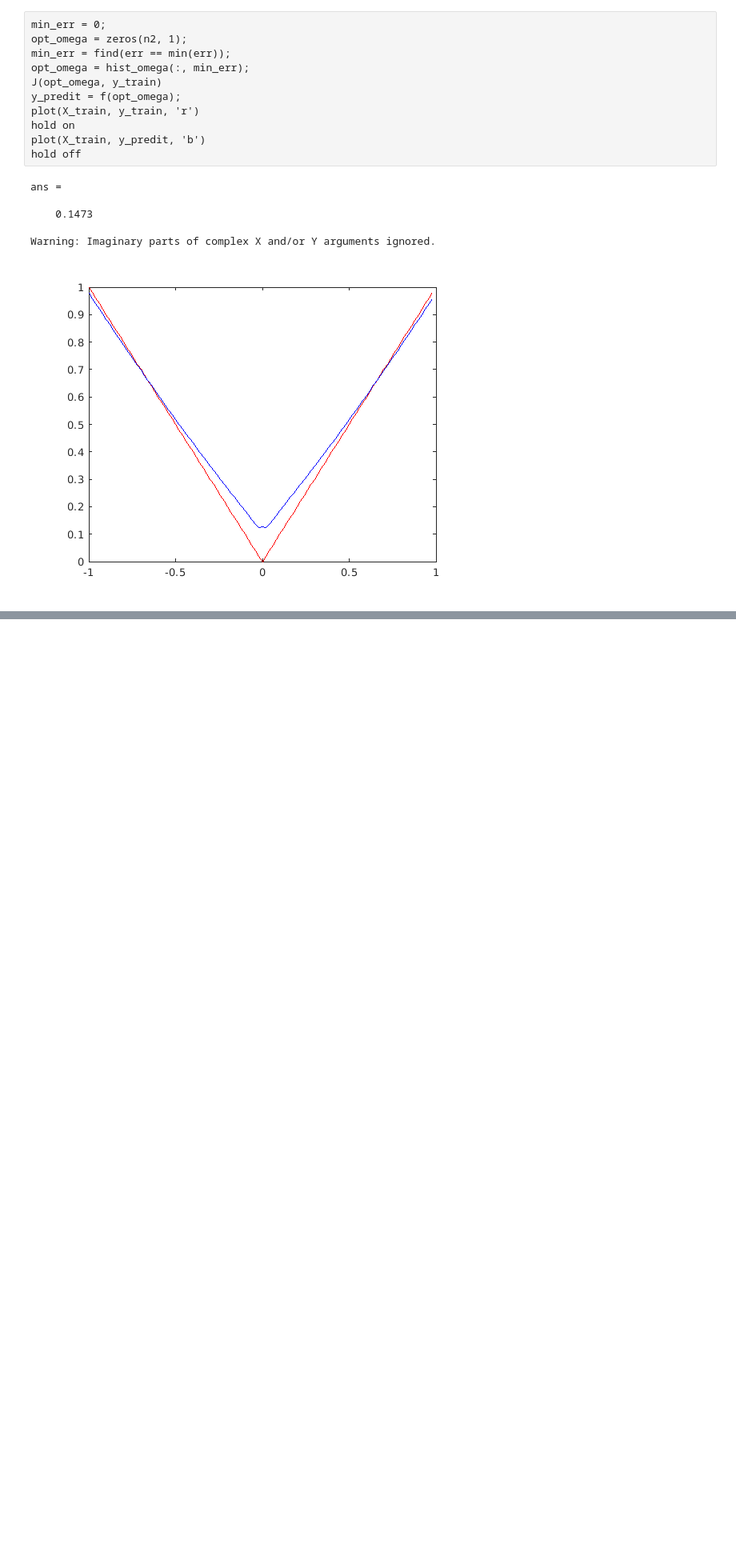
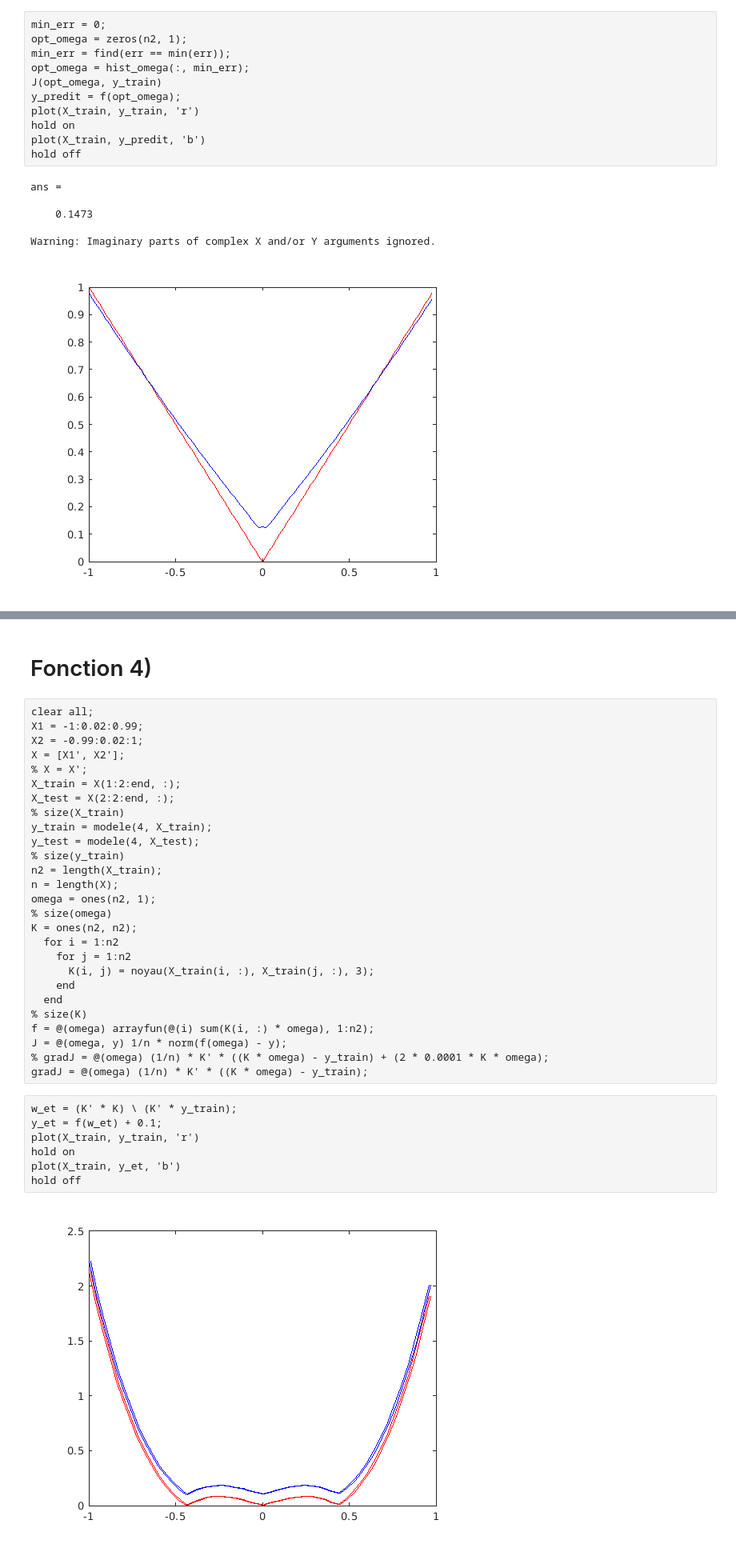
Before and after one commit to akram-elgh/Master-AIDC, a Jupyter notebook: ML/TP2/TP2.ipynb, the cells around one changed output, grey strips where cells are left out. Shown: that part at 80% size. Saved outputs shown, nothing was run; the diff lists cells and outputs as text; blank space fills up the shorter version.

```diff
--- a/ML/TP2/TP2.ipynb
+++ b/ML/TP2/TP2.ipynb
@@ -297,0 +489,38 @@ Warning: Imaginary parts of complex X and/or Y arguments ignored.
+# %% [markdown]
+# Fonction 4)
+# %%
+clear all;
+X1 = -1:0.02:0.99;
+X2 = -0.99:0.02:1;
+X = [X1', X2'];
+% X = X';
+X_train = X(1:2:end, :);
+X_test = X(2:2:end, :);
+% size(X_train)
+y_train = modele(4, X_train);
+y_test = modele(4, X_test);
+% size(y_train)
+n2 = length(X_train);
+n = length(X);
+omega = ones(n2, 1);
+% size(omega)
+K = ones(n2, n2);
+  for i = 1:n2
+    for j = 1:n2
+      K(i, j) = noyau(X_train(i, :), X_train(j, :), 3);
+    end
+  end
+% size(K)
+f = @(omega) arrayfun(@(i) sum(K(i, :) * omega), 1:n2);
+J = @(omega, y) 1/n * norm(f(omega) - y);
+% gradJ = @(omega) (1/n) * K' * ((K * omega) - y_train) + (2 * 0.0001 * K * omega);
+gradJ = @(omega) (1/n) * K' * ((K * omega) - y_train);
+# %%
+w_et = (K' * K) \ (K' * y_train);
+y_et = f(w_et) + 0.1;
+plot(X_train, y_train, 'r')
+hold on
+plot(X_train, y_et, 'b')
+hold off
+# %% [output]
+[figure, added]
```
Also changed, not shown: parts of 31 cells of this notebook, 2 other files.
